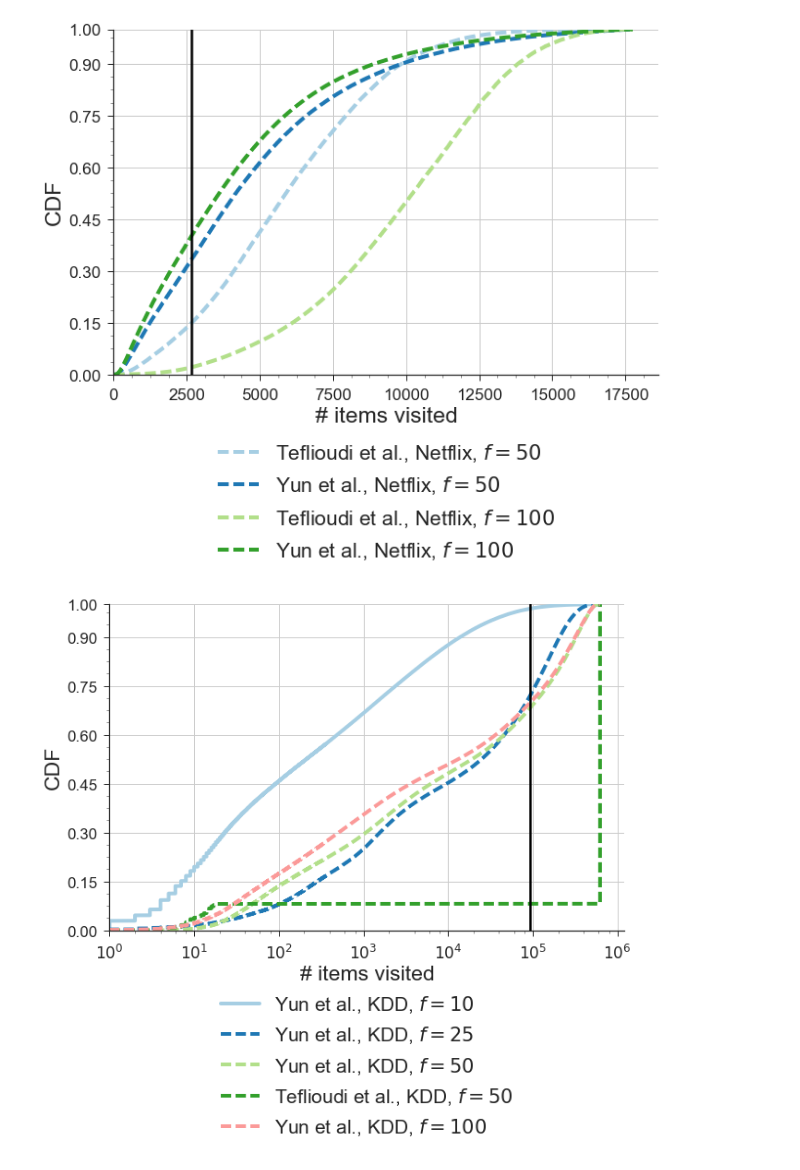
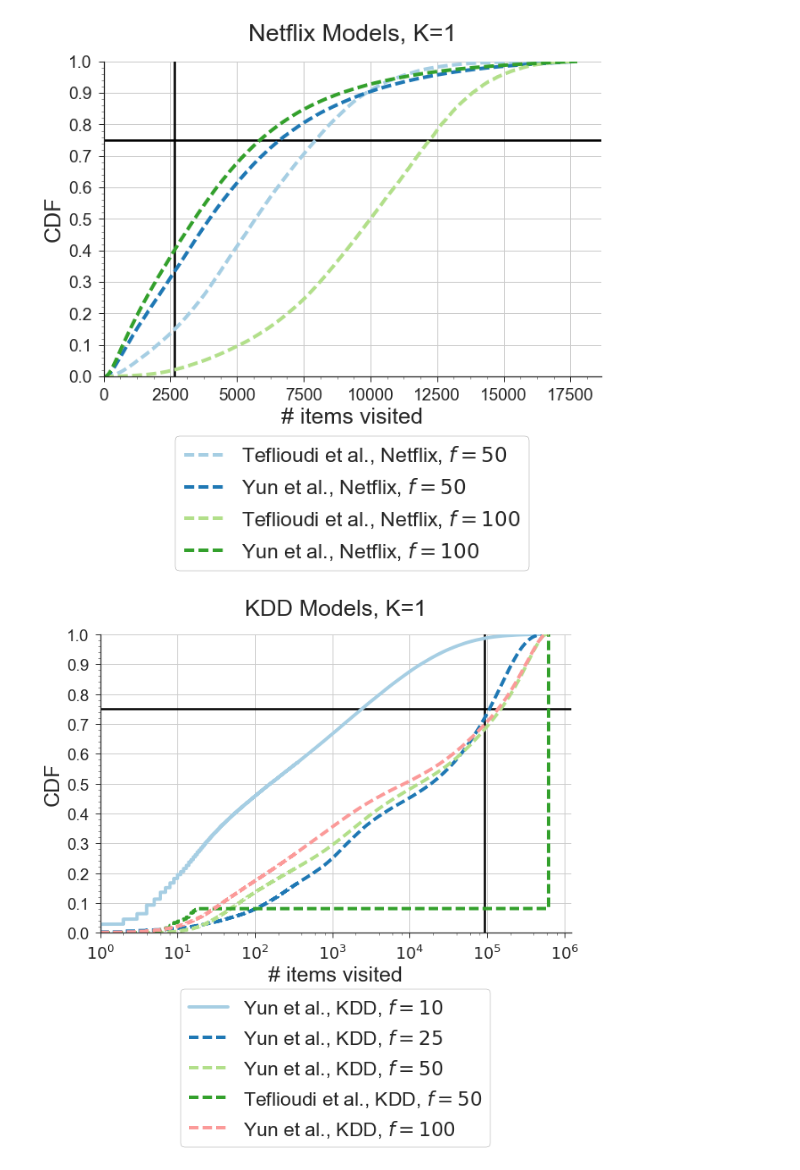
Before and after one commit to stanford-futuredata/optimus-maximus, a Jupyter notebook: plots/simdex-plots.ipynb, the cells around one changed output. Cells and saved outputs as stored; diff of their text form; code cells hidden in the pictures.

Commit message:
plots stuff

```diff
--- a/plots/simdex-plots.ipynb
+++ b/plots/simdex-plots.ipynb
@@ -113,2 +52,0 @@ simdex_netflix_df.sort_values(by='comp_time').groupby(
-# %%
-num_clusters_vs_runtime(simdex_netflix_df, NETFLIX_GOLD_STANDARD_MODELS)
@@ -117,2 +52,0 @@ num_clusters_vs_runtime(simdex_netflix_df, NETFLIX_GOLD_STANDARD_MODELS)
-# %%
-num_bins_vs_runtime(simdex_netflix_df, NETFLIX_GOLD_STANDARD_MODELS)
@@ -120,0 +53,3 @@ num_bins_vs_runtime(simdex_netflix_df, NETFLIX_GOLD_STANDARD_MODELS)
+# %%
+num_clusters_vs_runtime(simdex_netflix_df, NETFLIX_GOLD_STANDARD_MODELS, figsize=(25, 5.5), y_title=-0.3,
+                        bbox_to_anchor=(0,0,1,1.05))
@@ -120,0 +58,5 @@ num_bins_vs_runtime(simdex_netflix_df, NETFLIX_GOLD_STANDARD_MODELS)
+# %%
+sns.set_palette('PuBu', 4)
+num_bins_vs_runtime(simdex_netflix_df, NETFLIX_GOLD_STANDARD_MODELS, figsize=(25, 5.5), bbox_to_anchor=(0, 0, 1, 1.05),
+                    y_title=-0.3)
+sns.set_palette('Paired', 10)
@@ -121,12 +65,13 @@ num_bins_vs_runtime(simdex_netflix_df, NETFLIX_GOLD_STANDARD_MODELS)
 # %%
-cdf(simdex_netflix_df, blocked_mm_netflix_df, NETFLIX_GOLD_STANDARD_MODELS, 1, x_line=17770*0.15,
-    column='num_items_visited', csv_dir='user-stats/K-1', xlabel='# items visited', fname='netflix-items-visited-k-1')
+decision_rule(simdex_netflix_df, blocked_mm_netflix_df, NETFLIX_GOLD_STANDARD_MODELS, 1,
+              x_line=17770*0.15, y_line=0.75, column='num_items_visited', csv_dir='user-stats/K-1',
+              xlabel='# items visited', fname='netflix-items-visited-k-1', title='Netflix Models, K=1')
 # %% [output]
-[figure, old version]
+[figure, new version]
 # %%
-cdf(simdex_kdd_df, blocked_mm_kdd_df, KDD_GOLD_STANDARD_MODELS, 1, x_line=624961*0.15,
-    column='num_items_visited', csv_dir='user-stats/K-1', xlabel='# items visited', log=True,
-    fname='kdd-items-visited-k-1')
+decision_rule(simdex_kdd_df, blocked_mm_kdd_df, KDD_GOLD_STANDARD_MODELS, 1, x_line=624961*0.15, y_line=0.75,
+              column='num_items_visited', csv_dir='user-stats/K-1', xlabel='# items visited', log=True,
+              fname='kdd-items-visited-k-1', title='KDD Models, K=1')
 # %% [output]
-[figure, old version]
+[figure, new version]
 # %%
```
Also changed, not shown: parts of 15 cells of this notebook, 1 other file.
